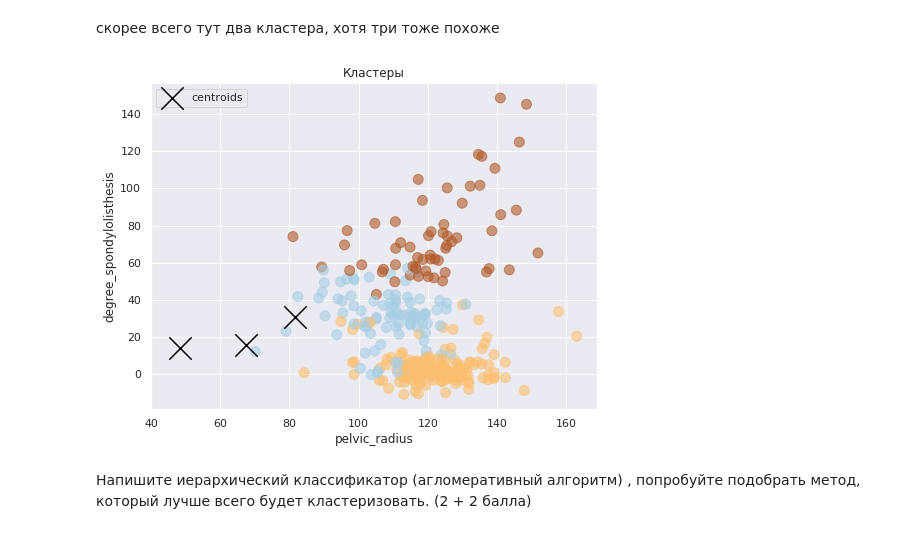
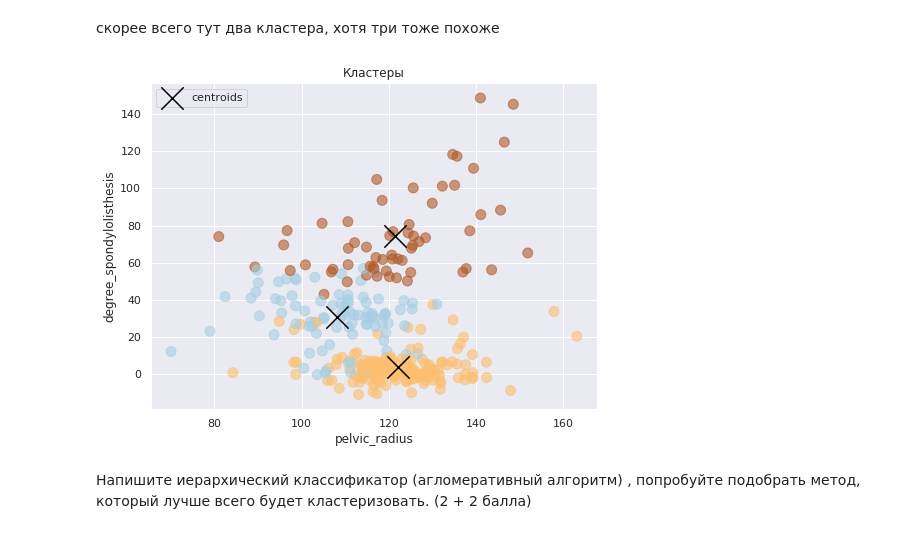
Before and after one commit to alexandretsarev/BI_2019_stat_R, a Jupyter notebook: ML_HW_03.ipynb, the cells around one changed output. Saved outputs shown, nothing was run; the diff lists cells and outputs as text; code cells hidden in the pictures.

Commit message:
fix mistake centroid

```diff
--- a/ML_HW_03.ipynb
+++ b/ML_HW_03.ipynb
@@ -147,22 +165,22 @@ plt.show()
 # %% [markdown]
 скорее всего тут два кластера, хотя три тоже похоже
 # %%
-km = KMeans(n_clusters=3,random_state=0,).fit(X)
+km = KMeans(n_clusters=3,random_state=0,n_init=100).fit(X)
 y_kmeans = km.predict(X)
 
 plt.scatter(X.pelvic_radius,
             X.degree_spondylolisthesis,
             c=y_kmeans,
             cmap=plt.cm.Paired,
             s=100,alpha=.6)
-plt.scatter(km.cluster_centers_[:, 0], km.cluster_centers_[:, 1],marker="x",c='black',s=500,label='centroids')
+plt.scatter(km.cluster_centers_[:, 4], km.cluster_centers_[:, 5],marker="x",c='black',s=500,label='centroids')
 plt.legend(scatterpoints=1)
 plt.title("Кластеры")
 plt.xlabel("pelvic_radius")
 plt.ylabel("degree_spondylolisthesis")
 plt.show()
 # %% [output]
-[figure, old version]
+[figure, new version]
 # %% [markdown]
 Напишите иерархический классификатор (агломеративный алгоритм) , попробуйте подобрать метод, который лучше всего будет кластеризовать. (2 + 2 балла)
 # %%
```
Also changed, not shown: parts of 2 cells of this notebook.
